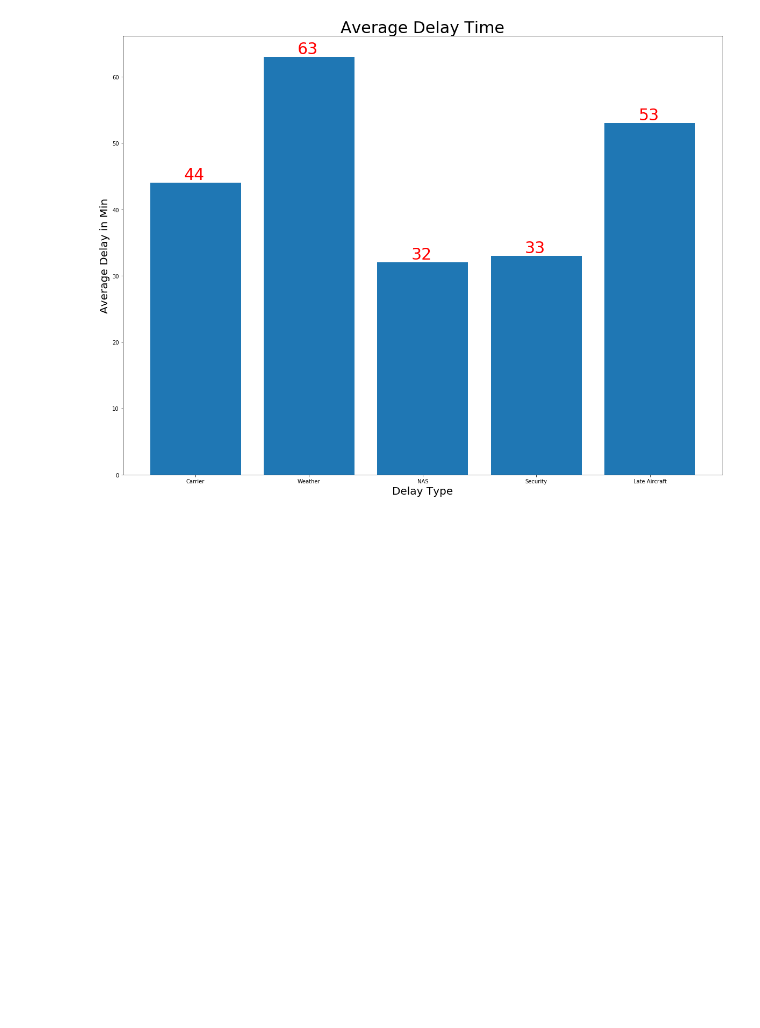
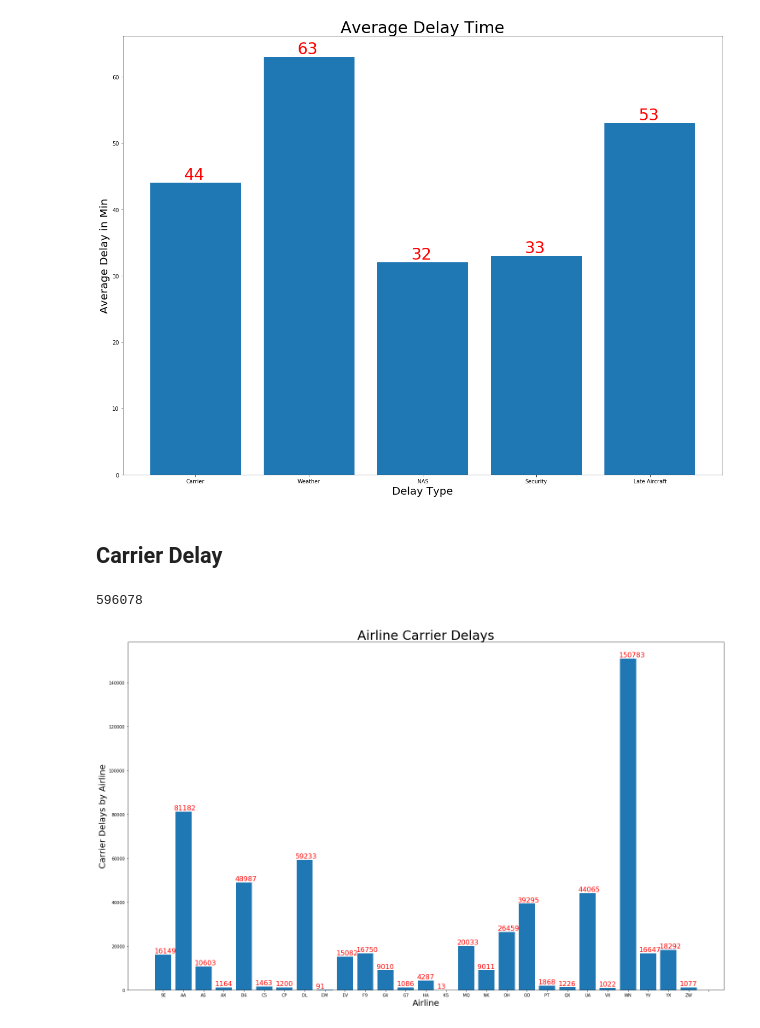
Before and after one commit to Arimorris/delays, a Jupyter notebook: Delay_causes.ipynb, the cells around one changed output. Saved outputs shown, nothing was run; the diff lists cells and outputs as text; code cells hidden in the pictures; blank space fills up the shorter version.

Commit message:
carrier delay by airline

```diff
--- a/Delay_causes.ipynb
+++ b/Delay_causes.ipynb
@@ -69,3 +69,28 @@ for a,b in zip(range(5), avg_delay):
 plt.show()
 # %% [output]
 [figure]
+# %% [markdown]
+## Carrier Delay
+# %%
+carrier = delay.loc[type_freq['CARRIER_DELAY'] > 0]
+# %%
+len(carrier)
+# %% [output]
+596078
+# %%
+# find how which airline had the most carrier delays
+car = sorted(list(set(carrier['OP_UNIQUE_CARRIER'])))
+c_ct = carrier['OP_UNIQUE_CARRIER'].value_counts()
+carry = [c_ct[x] for x in car]
+# %%
+plt.figure(figsize=(25,15))
+plt.bar(car, carry)
+plt.title("Airline Carrier Delays", fontsize =30)
+plt.xlabel("Airline", fontsize =20)
+plt.xticks(range(28))
+plt.ylabel("Carrier Delays by Airline", fontsize =20)
+for a,b in zip(range(28), carry):
+    plt.text(a - .45, b + 700, str(b), fontsize =16, color ='r')
+plt.show()
+# %% [output]
+[figure, added]
```
Also changed, not shown: parts of 5 cells of this notebook, 1 other file.
